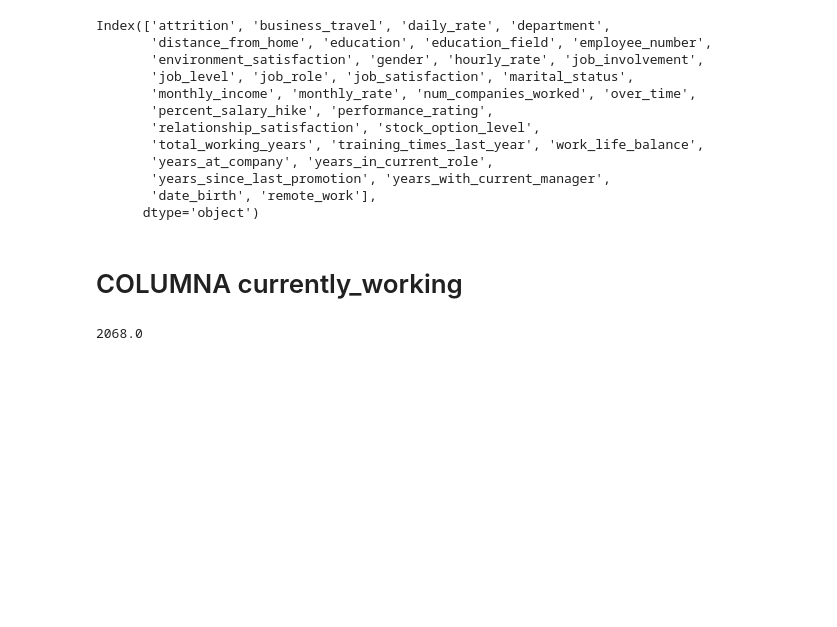
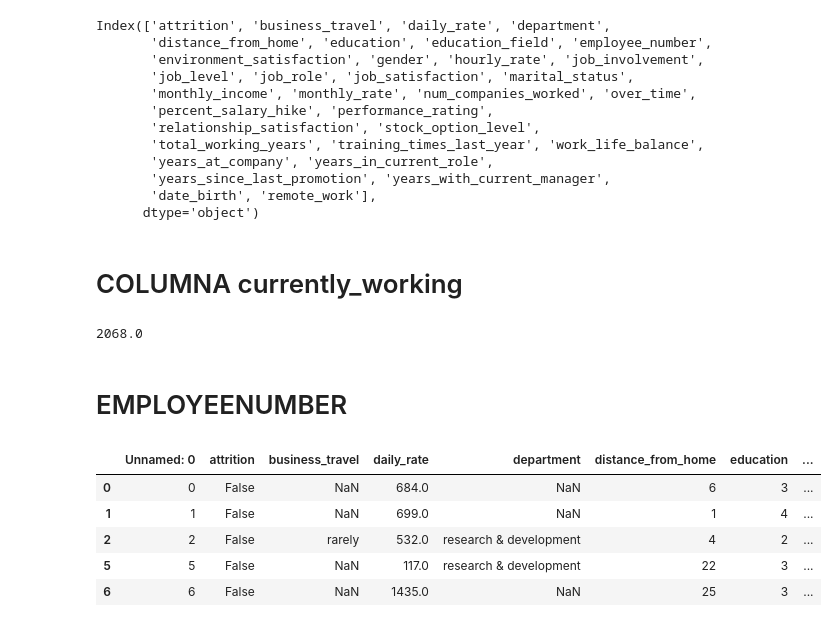
Before and after one commit to icorreald/proyecto-da-promo-G-modulo-3-team-3, a Jupyter notebook: notebooks-trabajo/isa.ipynb, the cells around one changed output. Cells and saved outputs as stored; diff of their text form; code cells hidden in the pictures; blank space fills up the shorter version.

```diff
--- a/notebooks-trabajo/isa.ipynb
+++ b/notebooks-trabajo/isa.ipynb
@@ -610,3 +610,16 @@ df['employee_number'].max()
 2068.0
 # %%
 no_nulos = df[df['employee_number']]
+# %% [markdown]
+# EMPLOYEENUMBER
+# %%
+df = pd.read_csv('../csv-archivos/datos_sql.csv',index_col=0)
+# %%
+df.head()
+# %% [output]
+|  | Unnamed: 0 | attrition | business_travel | daily_rate | department | distance_from_home | education | ... |
+| 0 | 0 | False | NaN | 684.0 | NaN | 6 | 3 | ... |
+| 1 | 1 | False | NaN | 699.0 | NaN | 1 | 4 | ... |
+| 2 | 2 | False | rarely | 532.0 | research & development | 4 | 2 | ... |
+| 5 | 5 | False | NaN | 117.0 | research & development | 22 | 3 | ... |
+| 6 | 6 | False | NaN | 1435.0 | NaN | 25 | 3 | ... |
```
Also changed, not shown: parts of 2 cells of this notebook, 2 other files.
